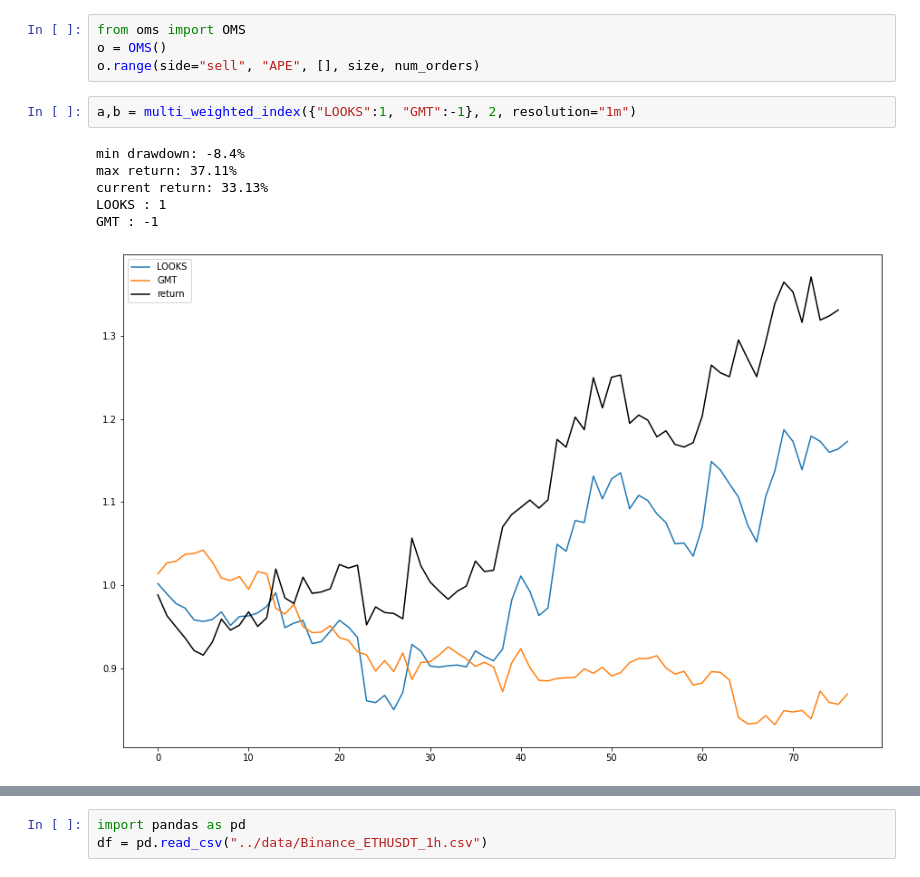
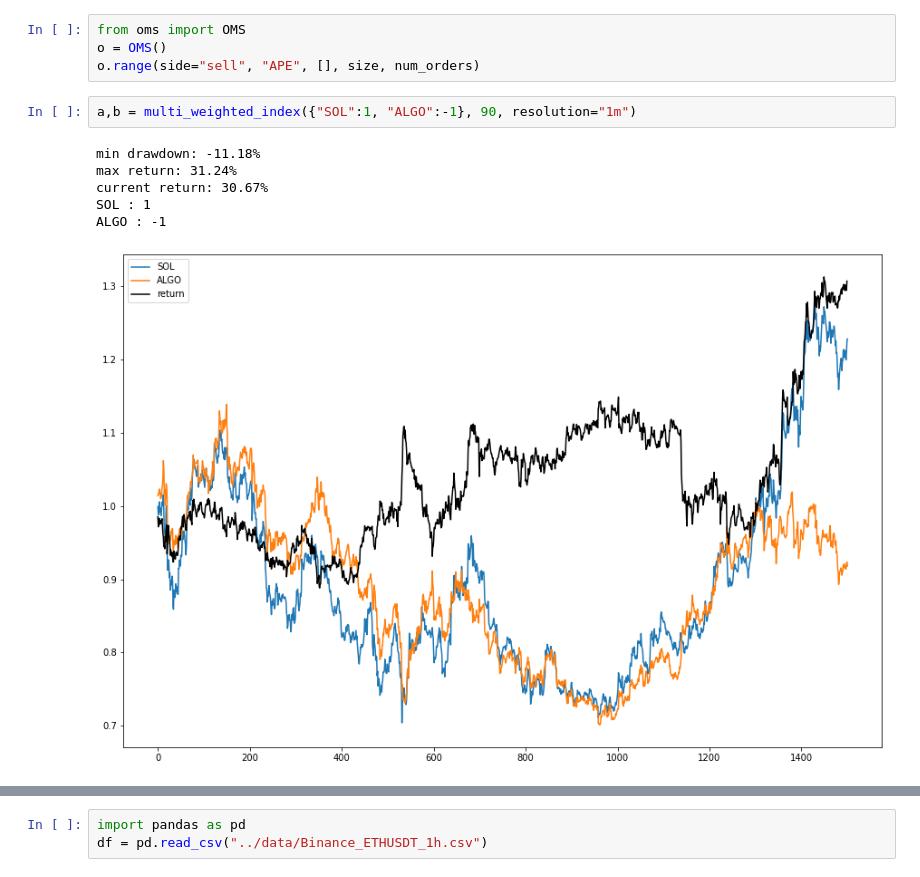
Before and after one commit to kGeee/zenith, a Jupyter notebook: testing.ipynb, the cells around one changed output, grey strips where cells are left out. Cells and saved outputs as stored; diff of their text form.

```diff
--- a/testing.ipynb
+++ b/testing.ipynb
@@ -7,12 +7,12 @@ from oms import OMS
 o = OMS()
 o.range(side="sell", "APE", [], size, num_orders)
 # %%
-a,b = multi_weighted_index({"LOOKS":1, "GMT":-1}, 2, resolution="1m")
+a,b = multi_weighted_index({"SOL":1, "ALGO":-1}, 90, resolution="1m")
 # %% [output]
-min drawdown: -8.4%
-max return: 37.11%
-current return: 33.13%
-LOOKS : 1
-GMT : -1
+min drawdown: -11.18%
+max return: 31.24%
+current return: 30.67%
+SOL : 1
+ALGO : -1
-[figure, old version]
+[figure, new version]
 # %%
```
Also changed, not shown: parts of 11 cells of this notebook, 4 other files.
